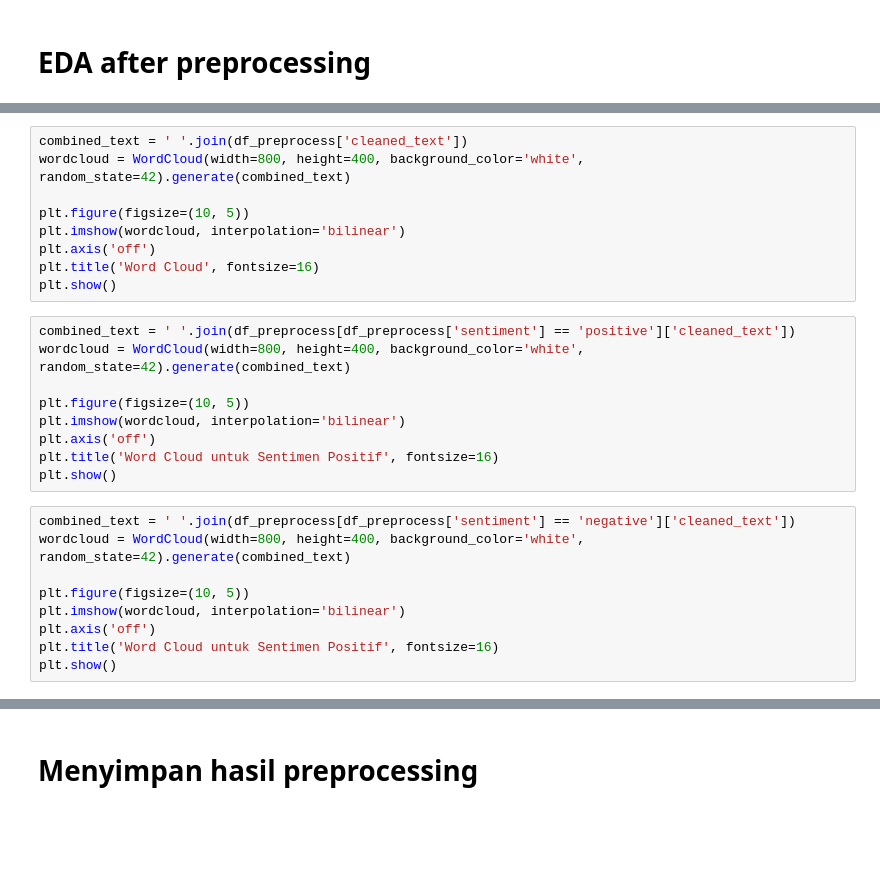
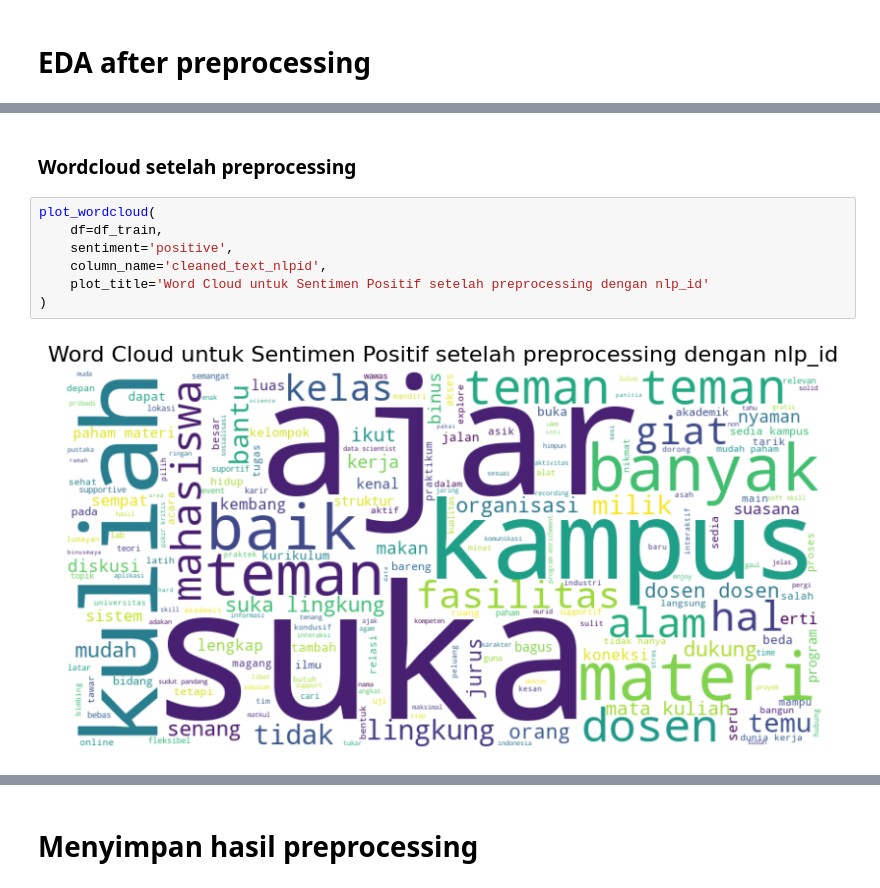
Before and after one commit to aliciajocelyn/Thesis, a Jupyter notebook: experiments/01_cleansing_and_preprocessing.ipynb, the cells around one changed output, grey strips where cells are left out. Drawn from its saved outputs; the diff is of its cells as text; blank space fills up the shorter version.

```diff
--- a/experiments/01_cleansing_and_preprocessing.ipynb
+++ b/experiments/01_cleansing_and_preprocessing.ipynb
@@ -536,27 +576,11 @@ print(f"Jumlah kata unik: {num_unique_words}")
-# %%
-combined_text = ' '.join(df_preprocess['cleaned_text'])
-wordcloud = WordCloud(width=800, height=400, background_color='white', random_state=42).generate(combined_text)
-
-plt.figure(figsize=(10, 5))
-plt.imshow(wordcloud, interpolation='bilinear')
-plt.axis('off')
-plt.title('Word Cloud', fontsize=16)
-plt.show()
-# %%
-combined_text = ' '.join(df_preprocess[df_preprocess['sentiment'] == 'positive']['cleaned_text'])
-wordcloud = WordCloud(width=800, height=400, background_color='white', random_state=42).generate(combined_text)
-
-plt.figure(figsize=(10, 5))
-plt.imshow(wordcloud, interpolation='bilinear')
-plt.axis('off')
-plt.title('Word Cloud untuk Sentimen Positif', fontsize=16)
-plt.show()
-# %%
-combined_text = ' '.join(df_preprocess[df_preprocess['sentiment'] == 'negative']['cleaned_text'])
-wordcloud = WordCloud(width=800, height=400, background_color='white', random_state=42).generate(combined_text)
-
-plt.figure(figsize=(10, 5))
-plt.imshow(wordcloud, interpolation='bilinear')
-plt.axis('off')
-plt.title('Word Cloud untuk Sentimen Positif', fontsize=16)
-plt.show()
+# %% [markdown]
+### **Wordcloud setelah preprocessing**
+# %%
+plot_wordcloud(
+    df=df_train,
+    sentiment='positive',
+    column_name='cleaned_text_nlpid',
+    plot_title='Word Cloud untuk Sentimen Positif setelah preprocessing dengan nlp_id'
+)
+# %% [output]
+[figure, added]
```
Also changed, not shown: parts of 22 cells of this notebook.
